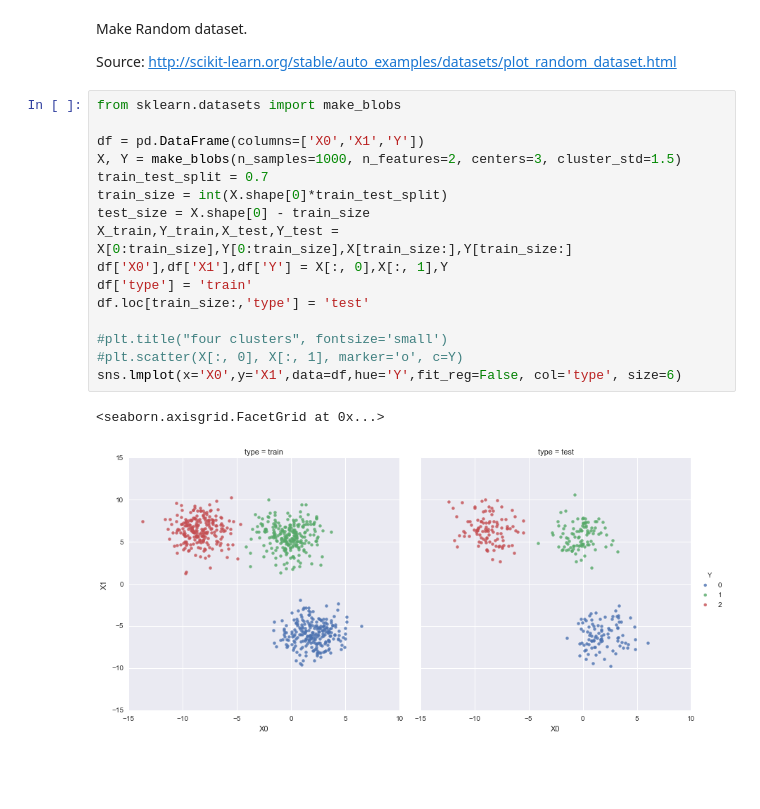
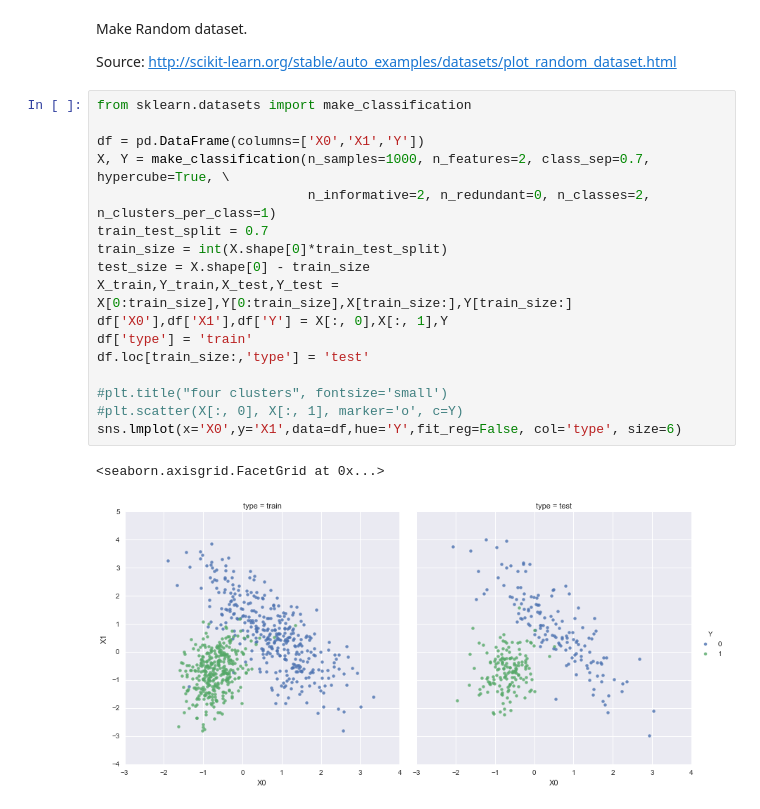
Before and after one commit to patrick-su/ml_algorithms_stepbystep, a Jupyter notebook: algo_example_DT_decision_trees.ipynb, the cells around one changed output. Cells and saved outputs as stored; diff of their text form; blank space fills up the shorter version.

```diff
--- a/algo_example_DT_decision_trees.ipynb
+++ b/algo_example_DT_decision_trees.ipynb
@@ -15,21 +55,22 @@ Make Random dataset.
 
 Source: http://scikit-learn.org/stable/auto_examples/datasets/plot_random_dataset.html
 # %%
-from sklearn.datasets import make_blobs
+from sklearn.datasets import make_classification
 
 df = pd.DataFrame(columns=['X0','X1','Y'])
-X, Y = make_blobs(n_samples=1000, n_features=2, centers=3, cluster_std=1.5)
+X, Y = make_classification(n_samples=1000, n_features=2, class_sep=0.7, hypercube=True, \
+                           n_informative=2, n_redundant=0, n_classes=2, n_clusters_per_class=1)
 train_test_split = 0.7
 train_size = int(X.shape[0]*train_test_split)
 test_size = X.shape[0] - train_size
 X_train,Y_train,X_test,Y_test = X[0:train_size],Y[0:train_size],X[train_size:],Y[train_size:]
 df['X0'],df['X1'],df['Y'] = X[:, 0],X[:, 1],Y
 df['type'] = 'train'
 df.loc[train_size:,'type'] = 'test'
 
 #plt.title("four clusters", fontsize='small')
 #plt.scatter(X[:, 0], X[:, 1], marker='o', c=Y)
 sns.lmplot(x='X0',y='X1',data=df,hue='Y',fit_reg=False, col='type', size=6)
 # %% [output]
 <seaborn.axisgrid.FacetGrid at 0x...>
-[figure, old version]
+[figure, new version]
```
Also changed, not shown: parts of 10 cells of this notebook.
